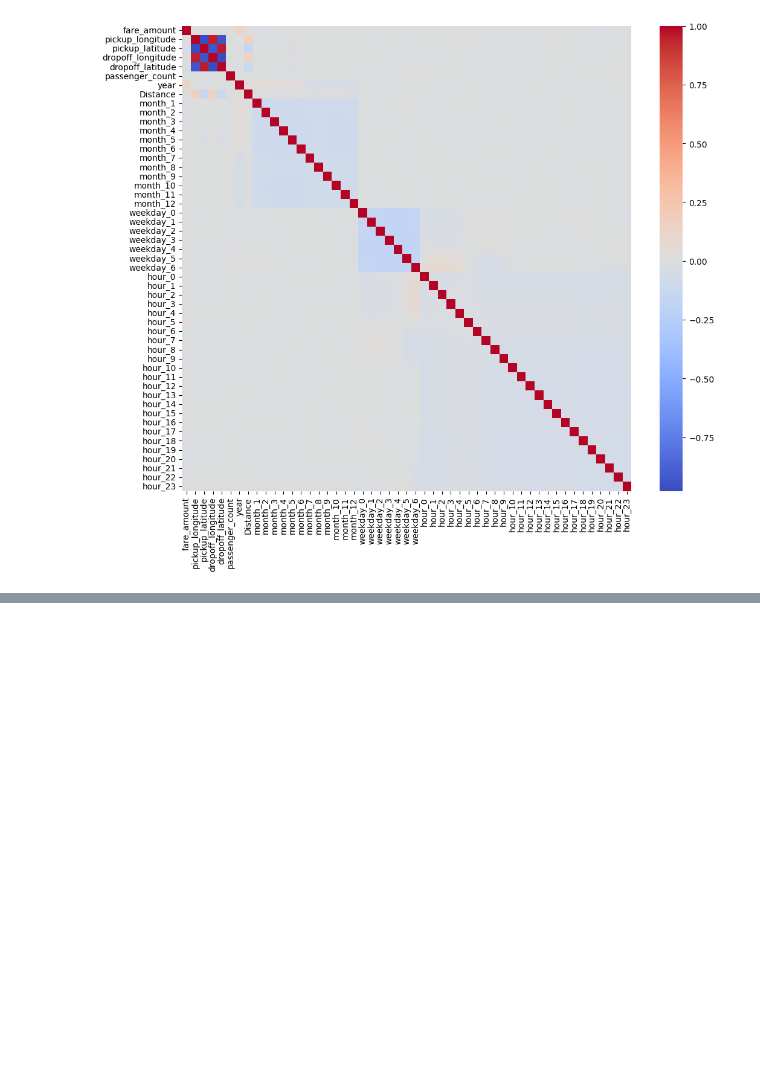
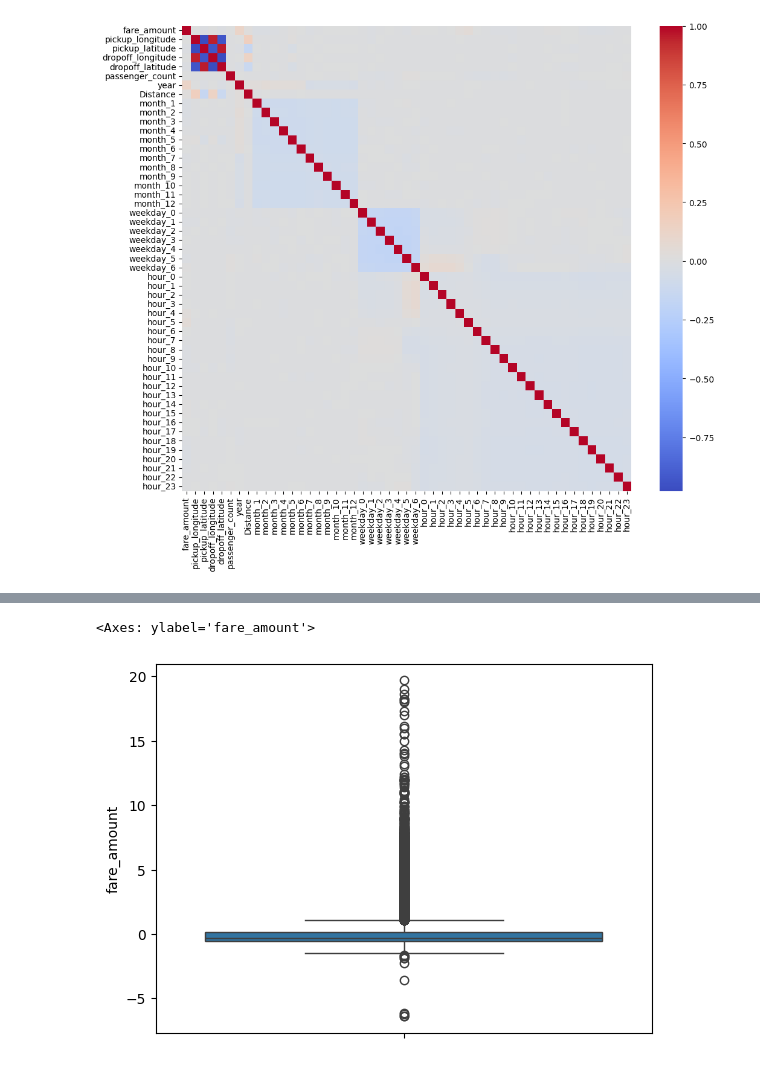
Before and after one commit to TewodrosAdimas/uberPricePyTorch, a Jupyter notebook: fairPrice.ipynb, the cells around one changed output, grey strips where cells are left out. Drawn from its saved outputs; the diff is of its cells as text; code cells hidden in the pictures; blank space fills up the shorter version.

```diff
--- a/fairPrice.ipynb
+++ b/fairPrice.ipynb
@@ -129,0 +140,7 @@ plt.show()
+# %%
+# remove outlier values
+newData = data[data['fare_amount'] < 20]
+sns.boxplot(data=newData['fare_amount'])
+# %% [output]
+<Axes: ylabel='fare_amount'>
+[figure, added]
```
Also changed, not shown: parts of 7 cells of this notebook.
